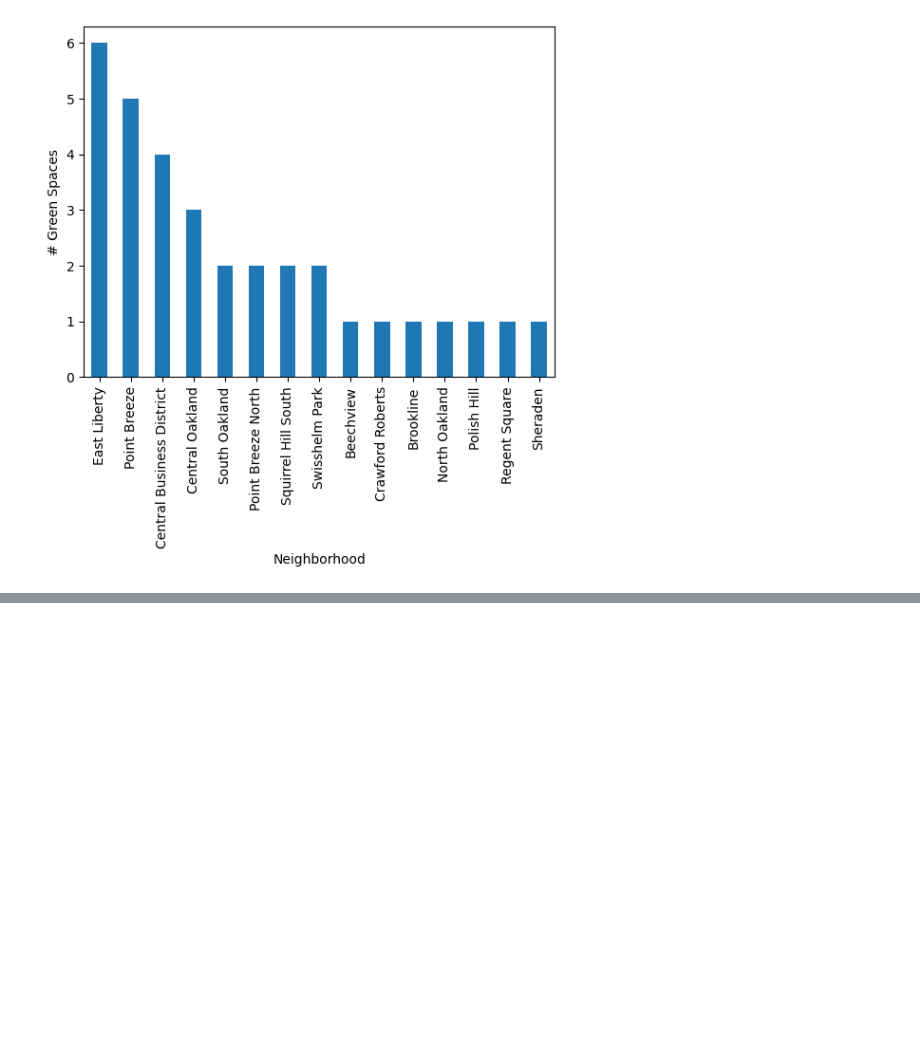
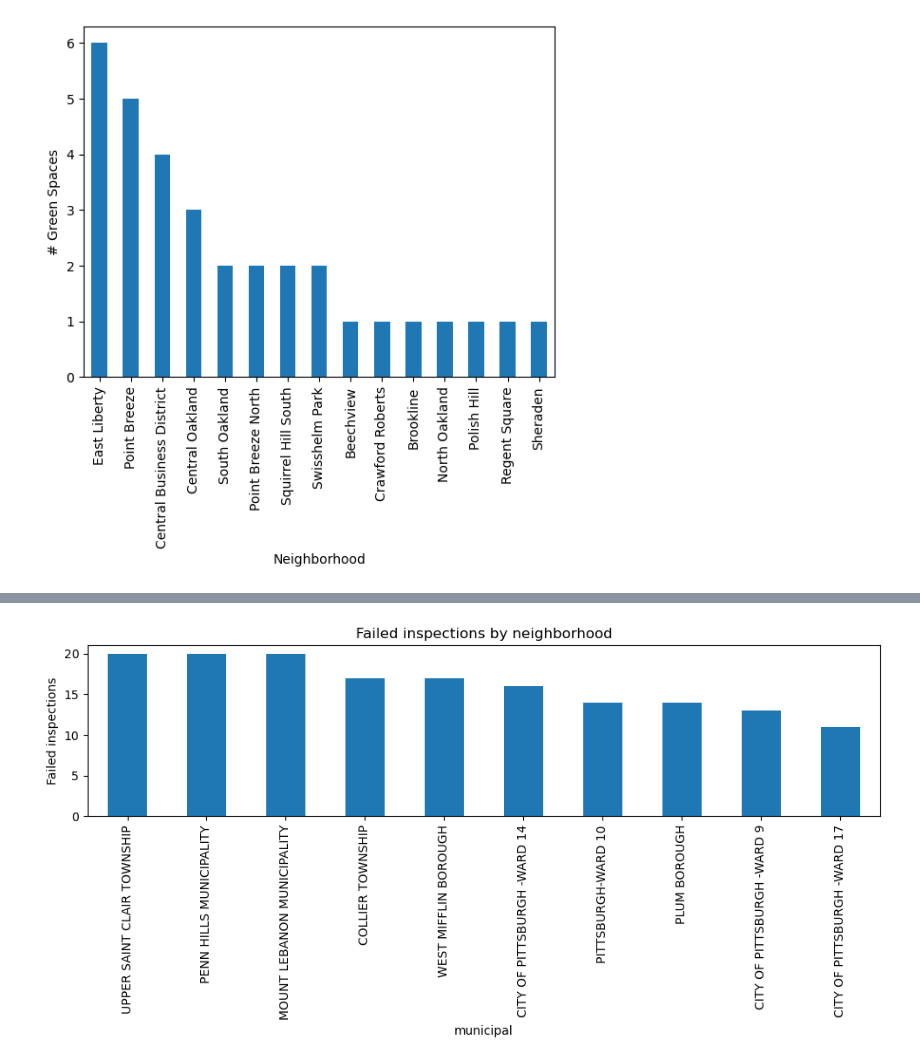
Before and after one commit to MiaD3v/CMPINF0010-FINAL-PROJECT, a Jupyter notebook: presentation.ipynb, the cells around one changed output, grey strips where cells are left out. Saved outputs shown, nothing was run; the diff lists cells and outputs as text; code cells hidden in the pictures; blank space fills up the shorter version.

```diff
--- a/presentation.ipynb
+++ b/presentation.ipynb
@@ -142,0 +172,22 @@ val_counts_g.plot(kind="bar", ylabel="# Green Spaces")
+# %%
+import pandas as pd
+import matplotlib.pyplot as plt
+
+df_p = pd.read_csv("CMPINF0010_Lab_Data_Plumbing.csv")
+df_p=df_p[(df_p["city"]=="PITTSBURGH")&(df_p["building_type"]=="RESIDENTIAL")]
+df_p.head()
+
+n_count=(
+    df_p[df_p["final_insp_yn"]=="N"]
+    .groupby("municipal")
+    .size()
+    .sort_values(ascending=False)
+)
+
+n_count.head(10).plot(kind="bar",figsize=(10,5))
+plt.ylabel("Failed inspections")
+plt.title("Failed inspections by neighborhood")
+plt.tight_layout()
+plt.show()
+# %% [output]
+[figure, added]
```
Also changed, not shown: parts of 2 cells of this notebook, 1 other file.
